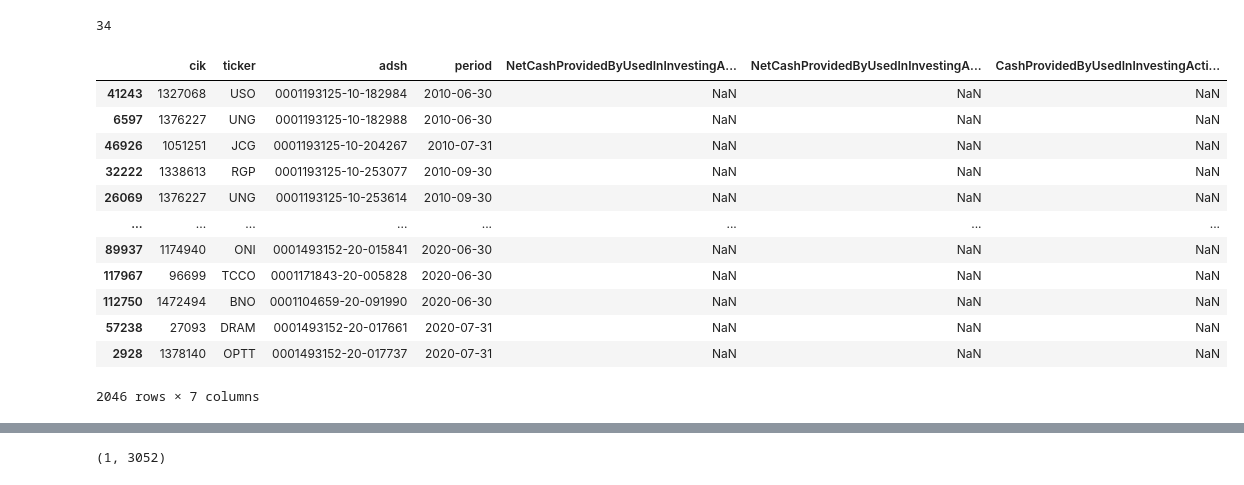
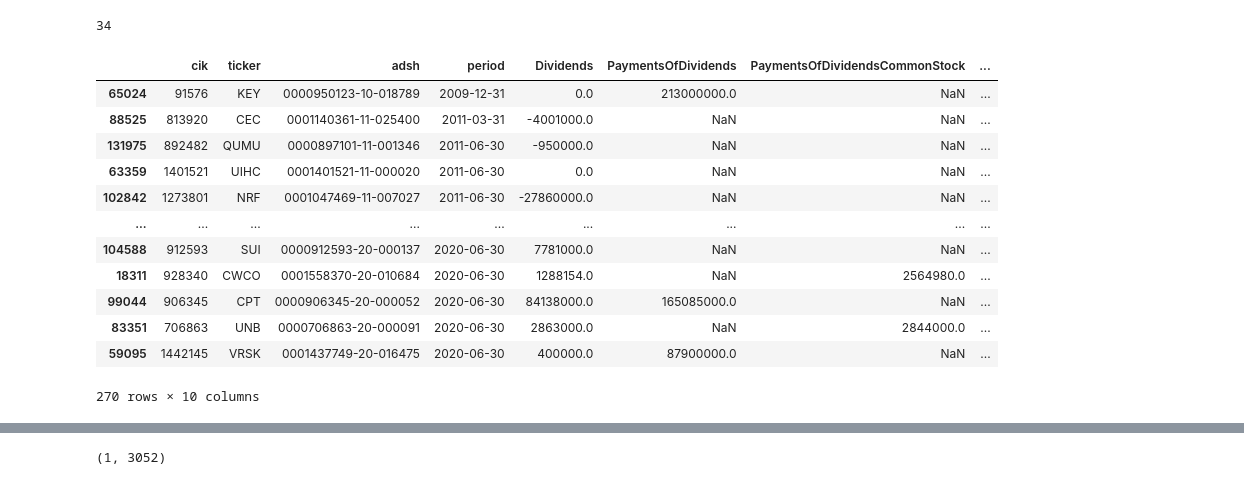
Before and after one commit to HansjoergW/bfh_mt_hs2020_sec_data, a Jupyter notebook: 04_UniformAndCompleteData.ipynb, the cells around one changed output, grey strips where cells are left out. Cells and saved outputs as stored; diff of their text form; code cells hidden in the pictures.

```diff
--- a/04_UniformAndCompleteData.ipynb
+++ b/04_UniformAndCompleteData.ipynb
@@ -47,5 +53,7 @@ spark # display the moste important information of the session
 # %%
 def load_data(stmt:str, attr:str):
+    """ Loads the pivoted data into a spark dataframe.
+    """
     return spark.read.parquet(all_pivoted_folder + "/" + stmt + "/" + attr).cache()
 # %%
 def spark_shape(self):
@@ -372,31 +501,34 @@ do_copy.sum()
 34
 # %%
 pd.set_option('display.max_rows', 40)
-cf_pivot_pd_copy[(cf_pivot_pd_copy.NetCashProvidedByUsedInInvestingActivities.isnull())  \
- #             &(cf_pivot_pd_copy.NetCashProvidedByUsedInInvestingActivitiesContinuingOperations.notnull())  \
- #              &(cf_pivot_pd_copy.CashProvidedByUsedInInvestingActivitiesDiscontinuedOperations.notnull())
+cf_pivot_pd_copy[(cf_pivot_pd_copy.Dividends.notnull())  \
+#              &(cf_pivot_pd_copy.PaymentsOfDividendsCommonStock.notnull())  \
+#                &(cf_pivot_pd_copy.CashProvidedByUsedInFinancingActivitiesDiscontinuedOperations.notnull())
                 ] \
   [["cik","ticker", "adsh","period",
-     'NetCashProvidedByUsedInInvestingActivities',
-     'NetCashProvidedByUsedInInvestingActivitiesContinuingOperations',
-     'CashProvidedByUsedInInvestingActivitiesDiscontinuedOperations'
+'Dividends',
+'PaymentsOfDividends',
+ 'PaymentsOfDividendsCommonStock',
+ 'PaymentsOfDividendsMinorityInterest',
+ 'PaymentsOfDividendsPreferredStockAndPreferenceStock',
+ 'PaymentsOfOrdinaryDividends'
 
     ]] \
     .sort_values(by=['period'])
 # %% [output]
-|  | cik | ticker | adsh | period | NetCashProvidedByUsedInInvestingA... | NetCashProvidedByUsedInInvestingA... | CashProvidedByUsedInInvestingActi... |
-| 41243 | 1327068 | USO | 0001193125-10-182984 | 2010-06-30 | NaN | NaN | NaN |
-| 6597 | 1376227 | UNG | 0001193125-10-182988 | 2010-06-30 | NaN | NaN | NaN |
-| 46926 | 1051251 | JCG | 0001193125-10-204267 | 2010-07-31 | NaN | NaN | NaN |
-| 32222 | 1338613 | RGP | 0001193125-10-253077 | 2010-09-30 | NaN | NaN | NaN |
-| 26069 | 1376227 | UNG | 0001193125-10-253614 | 2010-09-30 | NaN | NaN | NaN |
-| ... | ... | ... | ... | ... | ... | ... | ... |
-| 89937 | 1174940 | ONI | 0001493152-20-015841 | 2020-06-30 | NaN | NaN | NaN |
-| 117967 | 96699 | TCCO | 0001171843-20-005828 | 2020-06-30 | NaN | NaN | NaN |
-| 112750 | 1472494 | BNO | 0001104659-20-091990 | 2020-06-30 | NaN | NaN | NaN |
-| 57238 | 27093 | DRAM | 0001493152-20-017661 | 2020-07-31 | NaN | NaN | NaN |
-| 2928 | 1378140 | OPTT | 0001493152-20-017737 | 2020-07-31 | NaN | NaN | NaN |
+|  | cik | ticker | adsh | period | Dividends | PaymentsOfDividends | PaymentsOfDividendsCommonStock | ... |
+| 65024 | 91576 | KEY | 0000950123-10-018789 | 2009-12-31 | 0.0 | 213000000.0 | NaN | ... |
+| 88525 | 813920 | CEC | 0001140361-11-025400 | 2011-03-31 | -4001000.0 | NaN | NaN | ... |
+| 131975 | 892482 | QUMU | 0000897101-11-001346 | 2011-06-30 | -950000.0 | NaN | NaN | ... |
+| 63359 | 1401521 | UIHC | 0001401521-11-000020 | 2011-06-30 | 0.0 | NaN | NaN | ... |
+| 102842 | 1273801 | NRF | 0001047469-11-007027 | 2011-06-30 | -27860000.0 | NaN | NaN | ... |
+| ... | ... | ... | ... | ... | ... | ... | ... | ... |
+| 104588 | 912593 | SUI | 0000912593-20-000137 | 2020-06-30 | 7781000.0 | NaN | NaN | ... |
+| 18311 | 928340 | CWCO | 0001558370-20-010684 | 2020-06-30 | 1288154.0 | NaN | 2564980.0 | ... |
+| 99044 | 906345 | CPT | 0000906345-20-000052 | 2020-06-30 | 84138000.0 | 165085000.0 | NaN | ... |
+| 83351 | 706863 | UNB | 0000706863-20-000091 | 2020-06-30 | 2863000.0 | NaN | 2844000.0 | ... |
+| 59095 | 1442145 | VRSK | 0001437749-20-016475 | 2020-06-30 | 400000.0 | 87900000.0 | NaN | ... |
-2046 rows × 7 columns
+270 rows × 10 columns
 # %%
 bs_pivot_liabilities_copy[(bs_pivot_liabilities_copy.StockholdersEquity.isnull())][["cik","ticker", "adsh","period", "Assets", "StockholdersEquity", "LiabilitiesAndStockholdersEquity", "RetainedEarningsAccumulatedDeficit"]].sort_values(by=['period'])
 # %%
```
Also changed, not shown: parts of 50 cells of this notebook, 3 other files.
